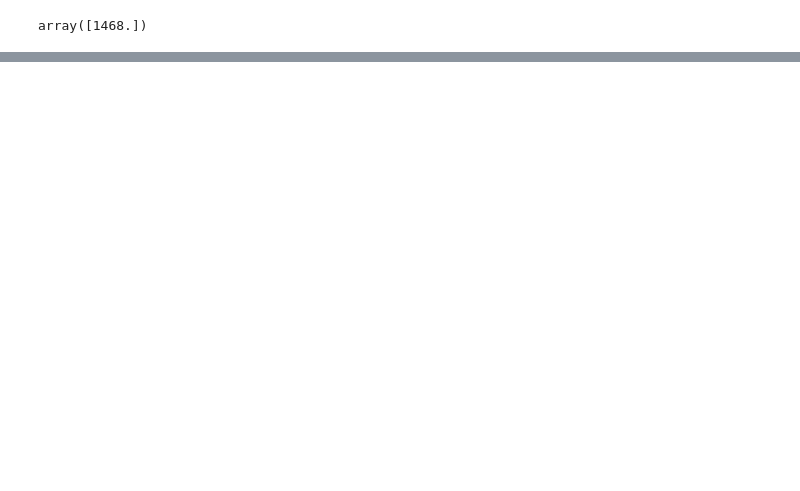
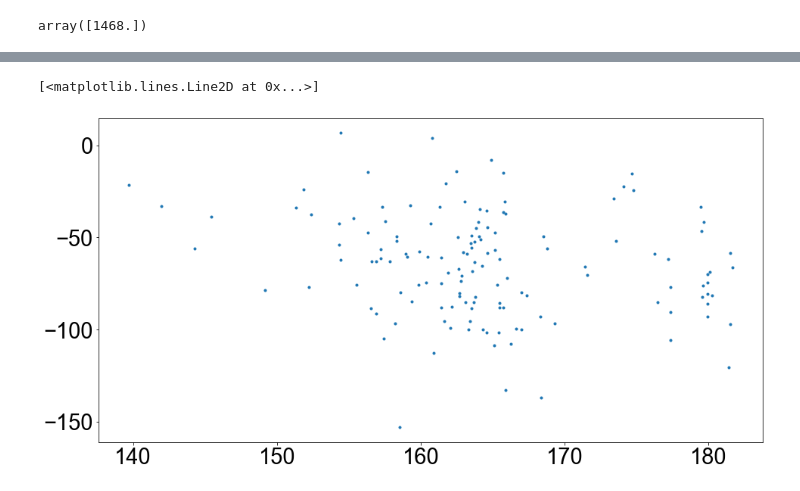
Before and after one commit to ekortunov/Jupiter, a Jupyter notebook: Essentuk_Gazlift_PHREEQC.ipynb, the cells around one changed output, grey strips where cells are left out. Drawn from its saved outputs; the diff is of its cells as text; code cells hidden in the pictures; blank space fills up the shorter version.

```diff
--- a/Essentuk_Gazlift_PHREEQC.ipynb
+++ b/Essentuk_Gazlift_PHREEQC.ipynb
@@ -881,6 +896,3 @@ See the caveats in the documentation: https://pandas.pydata.org/pandas-docs/stab
 # %%
 wellnumbers = [140]
 wellnames = ['1-КМВ-бис']
-# %%
-df = pd.concat([df,df_chem[['IDPN','ДАТА','Хлорид_Cl-_(грамм_в_литре)_ID_2301']]], ignore_index=True, sort=True)
-df
@@ -1780,4 +1793,7 @@ df1
 18.933643-17.926822
 # %% [output]
 1.0068209999999986
+# %%
+wellnumbers = [140]
+wellnames = ['1-КМВ-бис']
 # %%
@@ -1874,0 +2578,5 @@ array([1468.])
+# %%
+plt.plot(df_out_maslov['Глубина до воды, м'],df_out_maslov['popravka_gaz_temp,m'],'.')
+# %% [output]
+[<matplotlib.lines.Line2D at 0x...>]
+[figure, added]
```
Also changed, not shown: parts of 58 cells of this notebook, 12 other files.
